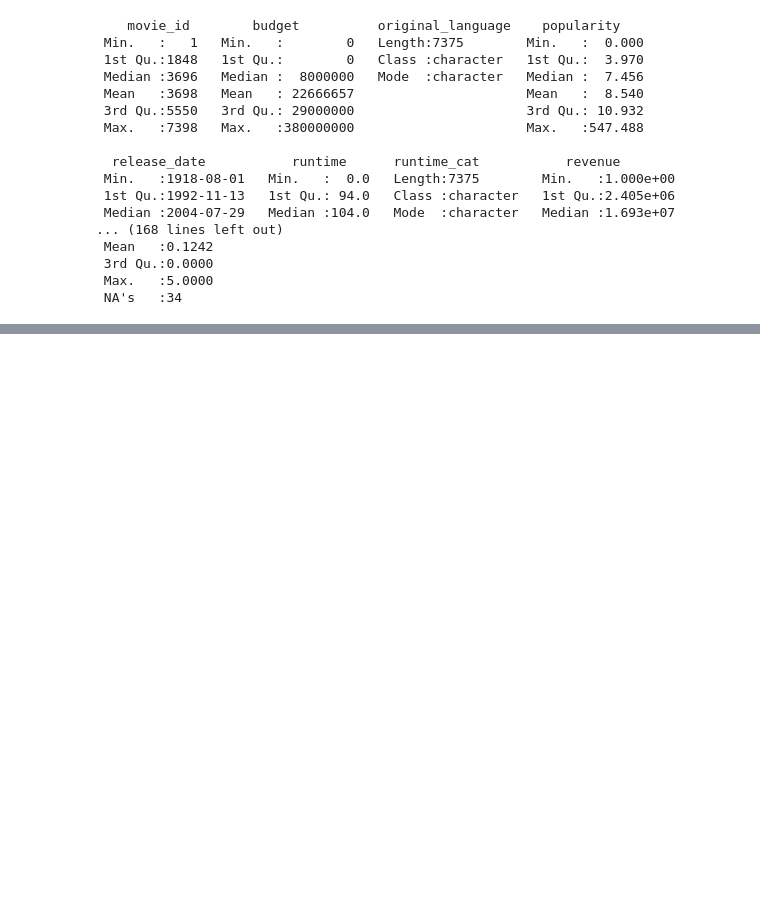
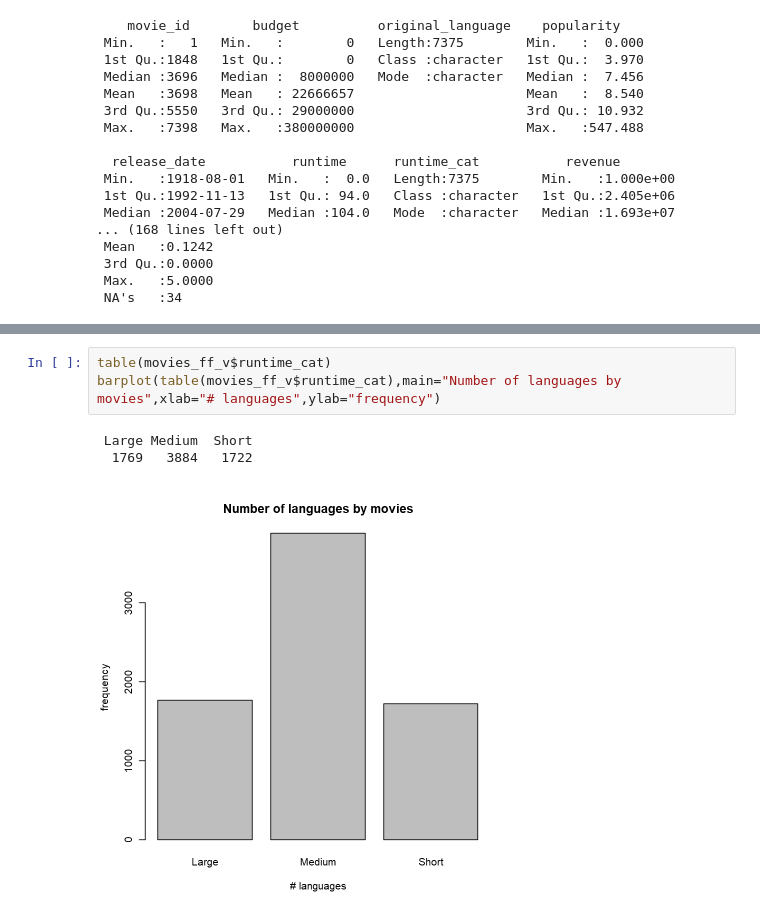
Before and after one commit to mouhadeb/DataScience, a Jupyter notebook: stats/Home Exercise 4.ipynb, the cells around one changed output, grey strips where cells are left out. Drawn from its saved outputs; the diff is of its cells as text; blank space fills up the shorter version.

```diff
--- a/stats/Home Exercise 4.ipynb
+++ b/stats/Home Exercise 4.ipynb
@@ -1647,0 +973,7 @@ ERROR: Error in simpleLoess(y, x, w, span, degree = degree, parametric = FALSE,
+# %%
+table(movies_ff_v$runtime_cat)
+barplot(table(movies_ff_v$runtime_cat),main="Number of languages by movies",xlab="# languages",ylab="frequency")
+# %% [output]
+ Large Medium  Short
+  1769   3884   1722
+[figure, added]
```
Also changed, not shown: parts of 20 cells of this notebook, 5 other files.
